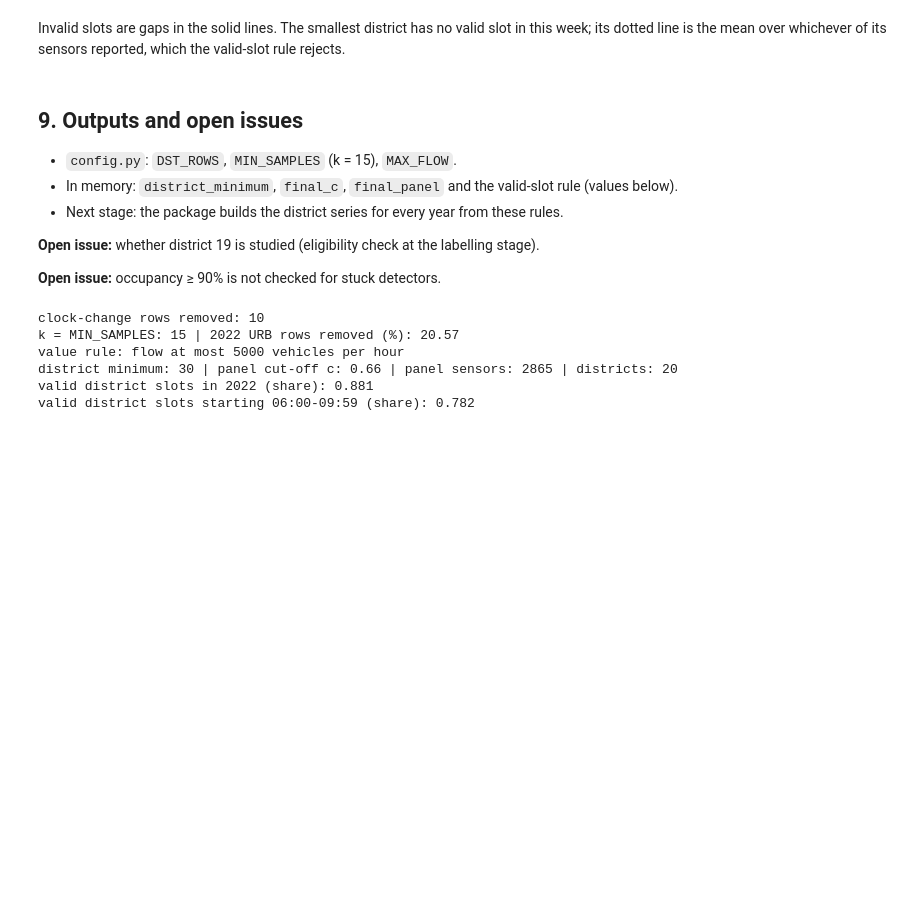
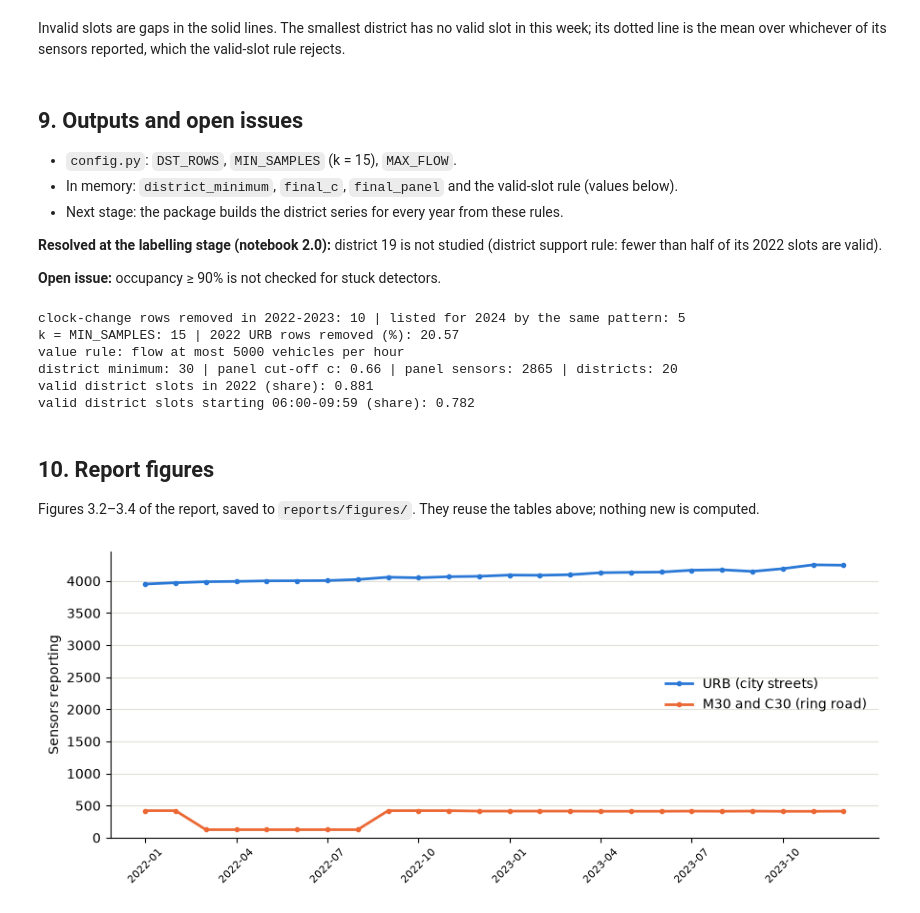
Before and after one commit to AnhTRJotnar/madrid-congestion, a Jupyter notebook: notebooks/1.0-anh-initial-exploration.ipynb, the cells around one changed output. Drawn from its saved outputs; the diff is of its cells as text; code cells hidden in the pictures; blank space fills up the shorter version.

Commit message:
notebooks and figures

```diff
--- a/notebooks/1.0-anh-initial-exploration.ipynb
+++ b/notebooks/1.0-anh-initial-exploration.ipynb
@@ -2135,12 +2137,13 @@ its dotted line is the mean over whichever of its sensors reported, which the va
 - In memory: `district_minimum`, `final_c`, `final_panel` and the valid-slot rule (values below).
 - Next stage: the package builds the district series for every year from these rules.
 
-**Open issue:** whether district 19 is studied (eligibility check at the labelling stage).
+**Resolved at the labelling stage (notebook 2.0):** district 19 is not studied (district support rule: fewer than half of its 2022 slots are valid).
 
 **Open issue:** occupancy ≥ 90% is not checked for stuck detectors.
 # %%
 # The values handed on, all computed above (none typed in by hand).
-print("clock-change rows removed:", len(DST_ROWS))
+eda_rows = [row for row in DST_ROWS if row.year in EDA_YEARS]
+print("clock-change rows removed in 2022-2023:", len(eda_rows), "| listed for 2024 by the same pattern:", len(DST_ROWS) - len(eda_rows))
 print("k = MIN_SAMPLES:", MIN_SAMPLES, "| 2022 URB rows removed (%):",
       k_cost.filter(pl.col("k") == MIN_SAMPLES)["removed_percent"].item())
 print("value rule: flow at most", MAX_FLOW, "vehicles per hour")
@@ -2150,9 +2153,52 @@ print("valid district slots in 2022 (share):", district_series_2022.select(pl.co
 print("valid district slots starting 06:00-09:59 (share):", district_series_2022.filter(
     (pl.col("fecha") - SLOT).dt.hour().is_between(6, 9)).select(pl.col("valid_slot").mean().round(3)).item())
 # %% [output]
-clock-change rows removed: 10
+clock-change rows removed in 2022-2023: 10 | listed for 2024 by the same pattern: 5
 k = MIN_SAMPLES: 15 | 2022 URB rows removed (%): 20.57
 value rule: flow at most 5000 vehicles per hour
 district minimum: 30 | panel cut-off c: 0.66 | panel sensors: 2865 | districts: 20
 valid district slots in 2022 (share): 0.881
 valid district slots starting 06:00-09:59 (share): 0.782
+# %% [markdown]
+## 10. Report figures
+Figures 3.2–3.4 of the report, saved to `reports/figures/`. They reuse the tables above; nothing new is computed.
+# %%
+from madrid_congestion.config import FIGURES_DIR
+
+FIGURES_DIR.mkdir(parents=True, exist_ok=True)
+COLORS = ["#2a78d6", "#eb6834", "#1baf7a"]  # categorical slots 1-3 of the report palette, fixed order
+GRID = "#e1e0d9"  # recessive gridline colour
+INK = "#52514e"  # secondary text and reference lines
+PANEL_CUTOFF = 0.66  # the chosen panel cut-off c (Section 6)
+
+
+def tidy(ax) -> None:
+    # Report style: horizontal hairline grid behind the data, no top or right spine.
+    ax.grid(axis="y", color=GRID, linewidth=0.8)
+    ax.set_axisbelow(True)
+    ax.spines[["top", "right"]].set_visible(False)
+# %%
+# Figure 3.2: sensors reporting per month, by type
+by_type = (
+    point_month_availability.with_columns(
+        kind=pl.when(pl.col("tipo_elem") == URB).then(pl.lit("URB (city streets)"))
+        .when(pl.col("tipo_elem").is_in(["M30", "C30"])).then(pl.lit("M30 and C30 (ring road)"))
+        .otherwise(pl.lit("other"))  # 2 rows in two years
+    )
+    .filter(pl.col("kind") != "other")
+    .group_by("month", "kind").agg(sensors=pl.len())
+    .sort("month")
+)
+months = sorted(by_type["month"].unique().to_list())
+fig, ax = plt.subplots(figsize=(9, 3.8))
+for color, kind in zip(COLORS, ["URB (city streets)", "M30 and C30 (ring road)"]):
+    rows = by_type.filter(pl.col("kind") == kind)
+    ax.plot([months.index(m) for m in rows["month"]], rows["sensors"], color=color, lw=2, marker="o", ms=3, label=kind)
+ax.set_xticks(range(0, len(months), 3), months[::3], rotation=45, fontsize=8)
+ax.set(ylabel="Sensors reporting", ylim=(0, None))
+ax.legend(frameon=False)
+tidy(ax)
+fig.tight_layout()
+fig.savefig(FIGURES_DIR / "fig-3-2-sensors-per-month.png", dpi=200)
+# %% [output]
+[figure, added]
```
Also changed, not shown: parts of 7 cells of this notebook, 13 other files.
